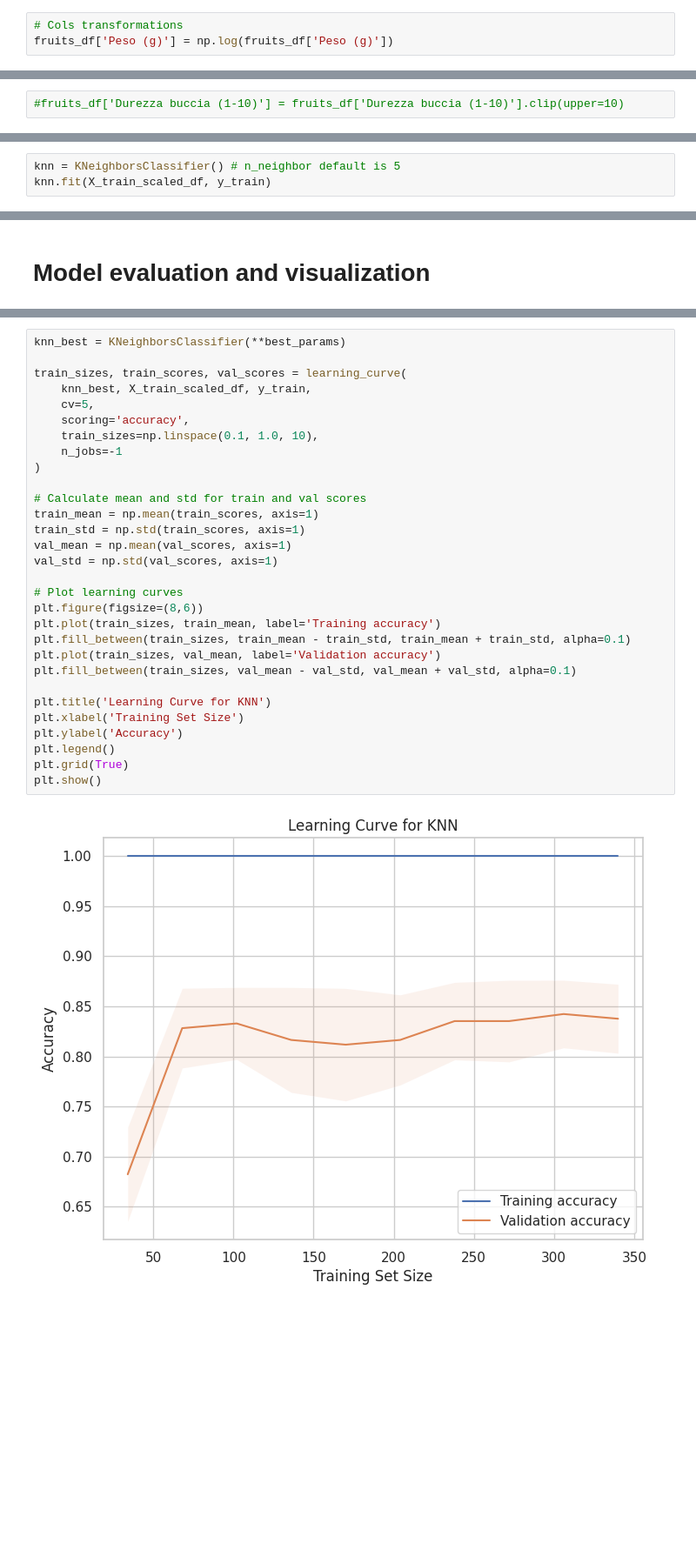
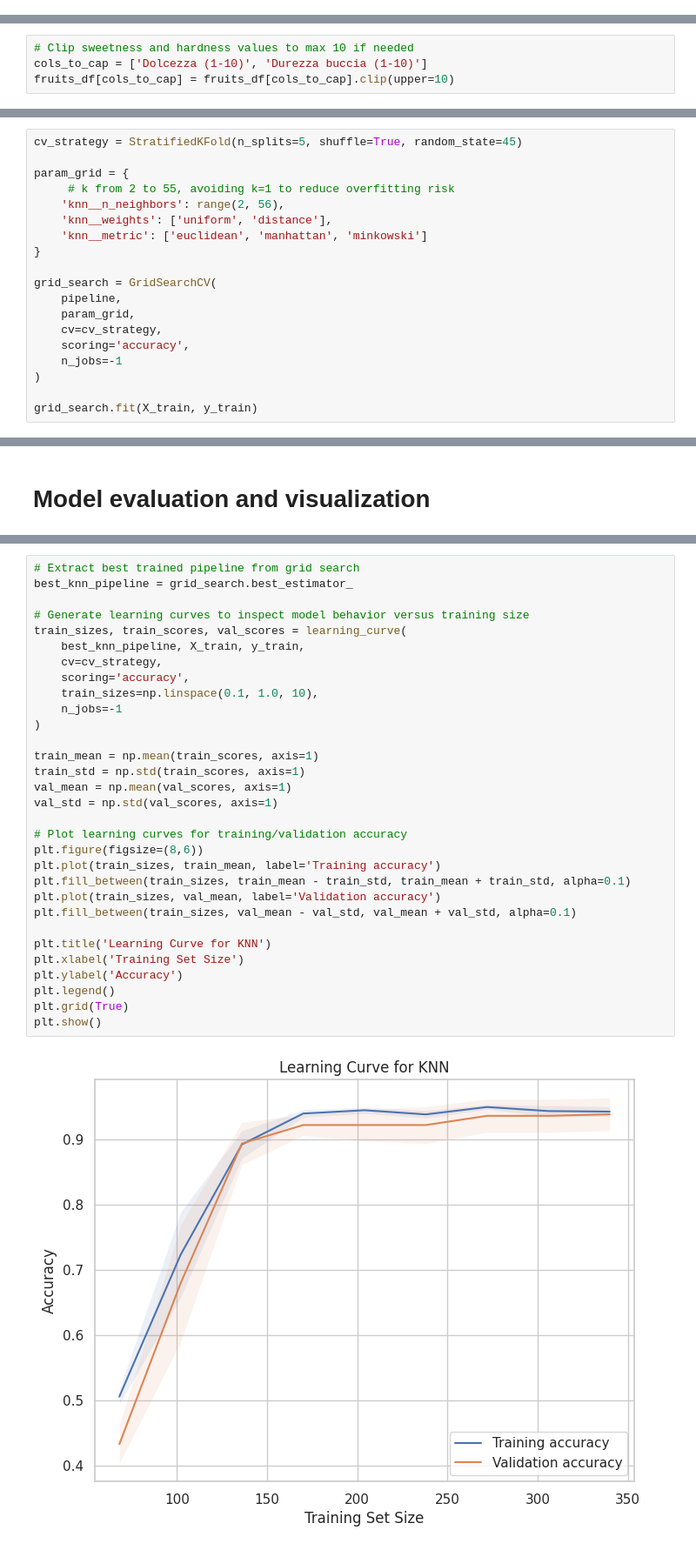
Before and after one commit to silentfortin/ai-portfolio, a Jupyter notebook: 04-exotic-fruit-classifier/fruits_classification.ipynb, the cells around one changed output, grey strips where cells are left out. Shown at 87% size. Drawn from its saved outputs; the diff is of its cells as text; blank space fills up the shorter version.

```diff
--- a/04-exotic-fruit-classifier/fruits_classification.ipynb
+++ b/04-exotic-fruit-classifier/fruits_classification.ipynb
@@ -284,3 +290,0 @@ plt.show()
-# %%
-# Cols transformations
-fruits_df['Peso (g)'] = np.log(fruits_df['Peso (g)'])
@@ -302,3 +295,5 @@ Li clippo
 # %%
-#fruits_df['Durezza buccia (1-10)'] = fruits_df['Durezza buccia (1-10)'].clip(upper=10)
+# Clip sweetness and hardness values to max 10 if needed
+cols_to_cap = ['Dolcezza (1-10)', 'Durezza buccia (1-10)']
+fruits_df[cols_to_cap] = fruits_df[cols_to_cap].clip(upper=10)
 # %%
@@ -339,3 +305,0 @@ Controllo che i valori siano nel range post split
-# %%
-knn = KNeighborsClassifier() # n_neighbor default is 5
-knn.fit(X_train_scaled_df, y_train)
@@ -376,0 +344,19 @@ best_params = grid_search.best_params_
+# %%
+cv_strategy = StratifiedKFold(n_splits=5, shuffle=True, random_state=45)
+
+param_grid = {
+     # k from 2 to 55, avoiding k=1 to reduce overfitting risk
+    'knn__n_neighbors': range(2, 56),
+    'knn__weights': ['uniform', 'distance'],
+    'knn__metric': ['euclidean', 'manhattan', 'minkowski']
+}
+
+grid_search = GridSearchCV(
+    pipeline,
+    param_grid,
+    cv=cv_strategy,
+    scoring='accuracy',
+    n_jobs=-1
+)
+
+grid_search.fit(X_train, y_train)
@@ -422,32 +430,33 @@ weighted avg       0.85      0.84      0.84        75
 # %%
-knn_best = KNeighborsClassifier(**best_params)
+# Extract best trained pipeline from grid search
+best_knn_pipeline = grid_search.best_estimator_
 
+# Generate learning curves to inspect model behavior versus training size
 train_sizes, train_scores, val_scores = learning_curve(
-    knn_best, X_train_scaled_df, y_train,
-    cv=5,
+    best_knn_pipeline, X_train, y_train,
+    cv=cv_strategy,
     scoring='accuracy',
     train_sizes=np.linspace(0.1, 1.0, 10),
     n_jobs=-1
 )
 
-# Calculate mean and std for train and val scores
 train_mean = np.mean(train_scores, axis=1)
 train_std = np.std(train_scores, axis=1)
 val_mean = np.mean(val_scores, axis=1)
 val_std = np.std(val_scores, axis=1)
 
-# Plot learning curves
+# Plot learning curves for training/validation accuracy
 plt.figure(figsize=(8,6))
 plt.plot(train_sizes, train_mean, label='Training accuracy')
 plt.fill_between(train_sizes, train_mean - train_std, train_mean + train_std, alpha=0.1)
 plt.plot(train_sizes, val_mean, label='Validation accuracy')
 plt.fill_between(train_sizes, val_mean - val_std, val_mean + val_std, alpha=0.1)
 
 plt.title('Learning Curve for KNN')
 plt.xlabel('Training Set Size')
 plt.ylabel('Accuracy')
 plt.legend()
 plt.grid(True)
 plt.show()
 # %% [output]
-[figure, old version]
+[figure, new version]
```
Also changed, not shown: parts of 60 cells of this notebook.
